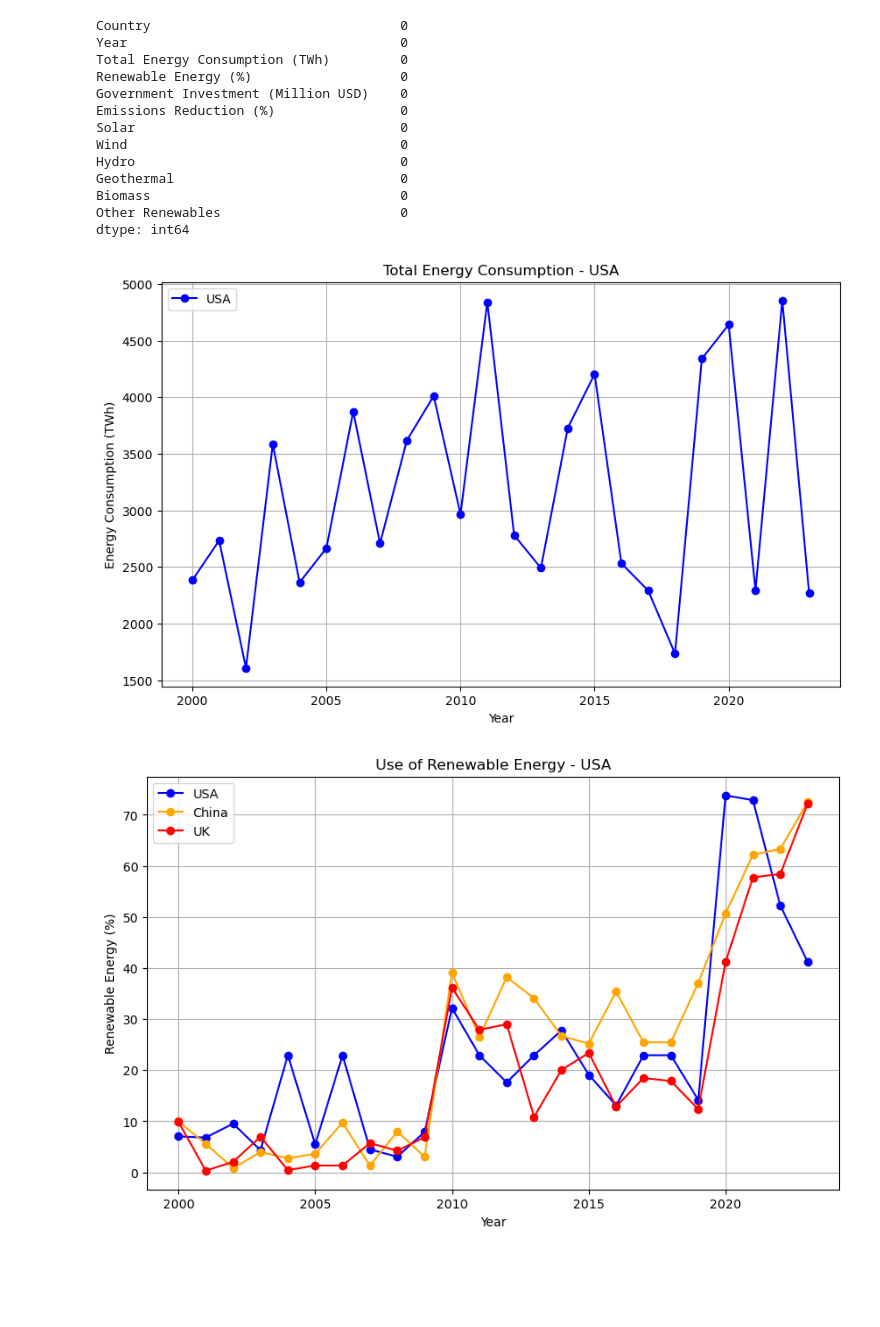
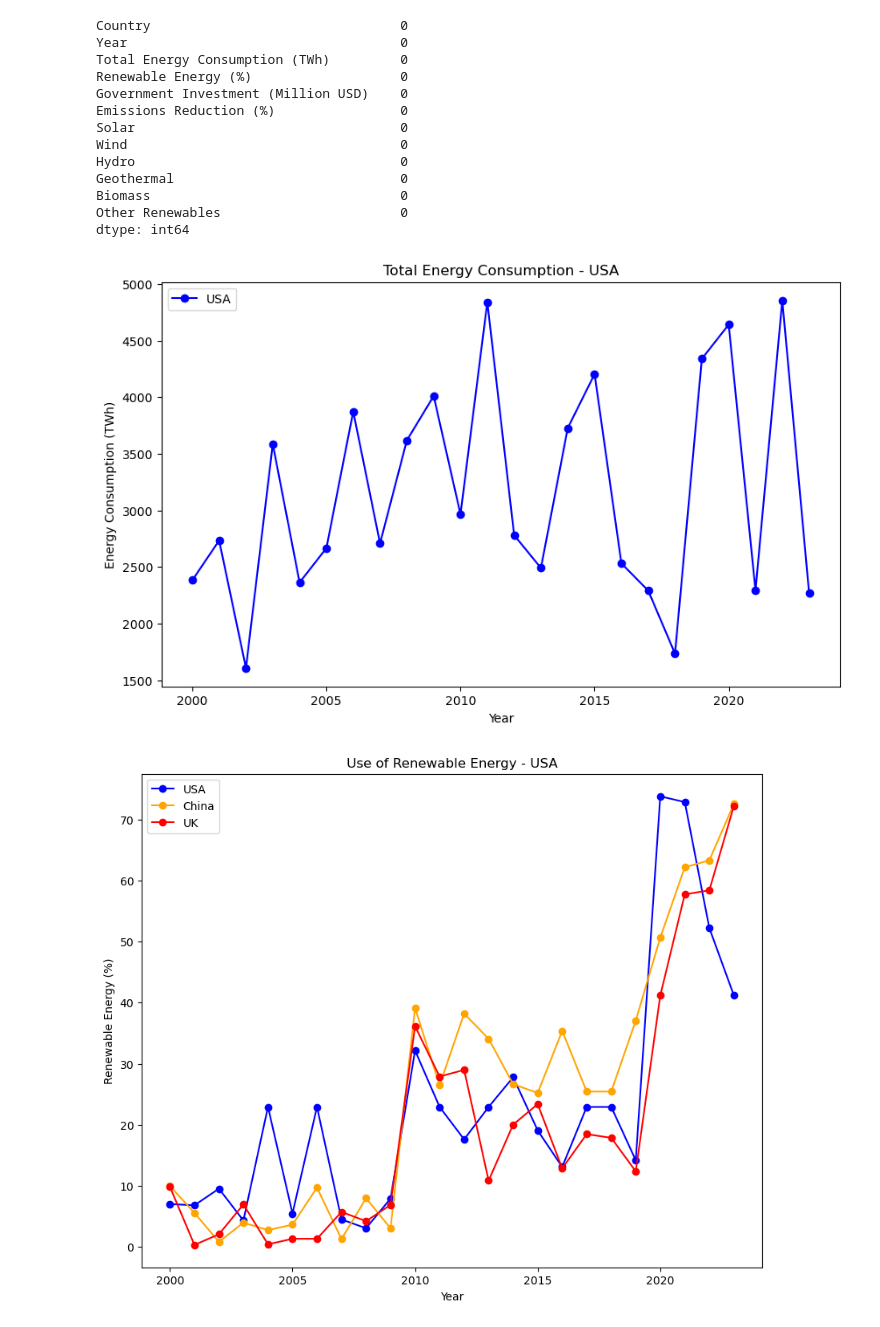
Before and after one commit to KunterC/Renewable_Energy_Data, a Jupyter notebook: Analysis.ipynb, the cells around one changed output. Cells and saved outputs as stored; diff of their text form; code cells hidden in the pictures; blank space fills up the shorter version.

```diff
--- a/Analysis.ipynb
+++ b/Analysis.ipynb
@@ -164,10 +167,11 @@ Other Renewables                       0
 dtype: int64
 # %%
 countries = ["USA", "China", "India", "Germany", "Brazil", "Australia", "South Africa", "Canada", "Japan", "UK"]
-columns = ["Government Investment (Million USD)", "Solar", "Wind", "Hydro", "Geothermal", "Biomass", "Other Renewables"]
-for i in countries:
-    for col in columns:
-        renewable_df = energy_df[energy_df["Country"] == i]
-        avg_renewable = renewable_df[col].mean()
-        energy_df.loc[energy_df["Country"] == i, col] = energy_df.loc[energy_df["Country"] == i, col].fillna(avg_renewable)
+columns = ["Government Investment (Million USD)", "Solar", "Wind", "Hydro", "Geothermal", "Biomass", "Other Renewables"] #list of countries and columns
+for i in countries: #iterates through countries
+    for col in columns: #iterates through columns
+        nanvalues_df = energy_df[energy_df["Country"] == i] #gets the country name
+        avg_of_column = nanvalues_df[col].mean() #gets the average of the column that is iterated through
+        energy_df.loc[energy_df["Country"] == i, col] = energy_df.loc[energy_df["Country"] == i, col].fillna(avg_of_column)
+        #fills the NaN values in the iterated column for its specific average and specific country
 # %%
@@ -191,30 +195,29 @@ energy_df.to_csv("Renewable_Energy_Adoption.csv", index=False)
 # %%
-usa_data = energy_df[energy_df["Country"] == "USA"]
+usa_data = energy_df[energy_df["Country"] == "USA"] #gets the total energy consumption of usa
 
-plt.figure(figsize=(10, 6))
+plt.figure(figsize=(10, 6)) #creates a figure of size 10 to 6
+#plots a line graph with years as x values and energy consumption as y values for usa
 plt.plot(usa_data["Year"], usa_data["Total Energy Consumption (TWh)"], marker="o", color="blue", label="USA")
-plt.title("Total Energy Consumption - USA")
-plt.xlabel("Year")
-plt.ylabel("Energy Consumption (TWh)")
-plt.legend()
-plt.grid(True)
-plt.show()
+plt.title("Total Energy Consumption - USA") #gives the figure a title
+plt.xlabel("Year") #x axis label
+plt.ylabel("Energy Consumption (TWh)") #y axis label
+plt.legend() #legend for the line
+plt.show() #shows the plot
 # %% [output]
-[figure, old version]
+[figure, new version]
 # %%
-usa_data = energy_df[energy_df["Country"] == "USA"]
+usa_data = energy_df[energy_df["Country"] == "USA"] #gets data of USA, UK and China
 china_data = energy_df[energy_df["Country"] == "China"]
 uk_data = energy_df[energy_df["Country"] == "UK"]
 
-plt.figure(figsize=(10, 6))
-plt.plot(usa_data["Year"], usa_data["Renewable Energy (%)"], marker="o", color="blue", label="USA")
-plt.plot(china_data["Year"], china_data["Renewable Energy (%)"], marker="o", color="orange", label="China")
-plt.plot(uk_data["Year"], uk_data["Renewable Energy (%)"], marker="o", color="red", label="UK")
-plt.title("Use of Renewable Energy - USA")
-plt.xlabel("Year")
-plt.ylabel("Renewable Energy (%)")
-plt.legend()
-plt.grid(True)
-plt.show()
+plt.figure(figsize=(10, 8)) #creates a figure of size 10 to 8 to plot the increase of renewable energy use of USA, UK and China
+plt.plot(usa_data["Year"], usa_data["Renewable Energy (%)"], marker="o", color="blue", label="USA") #plots line for usa
+plt.plot(china_data["Year"], china_data["Renewable Energy (%)"], marker="o", color="orange", label="China") #plots line for china
+plt.plot(uk_data["Year"], uk_data["Renewable Energy (%)"], marker="o", color="red", label="UK") #plots line for UK
+plt.title("Use of Renewable Energy - USA") #title of graph
+plt.xlabel("Year") #x axis label
+plt.ylabel("Renewable Energy (%)") #y axis label
+plt.legend() #legend to seperate countries with line colours
+plt.show() #shows the graph
 # %% [output]
-[figure, old version]
+[figure, new version]
```
Also changed, not shown: parts of 23 cells of this notebook, 1 other file.
